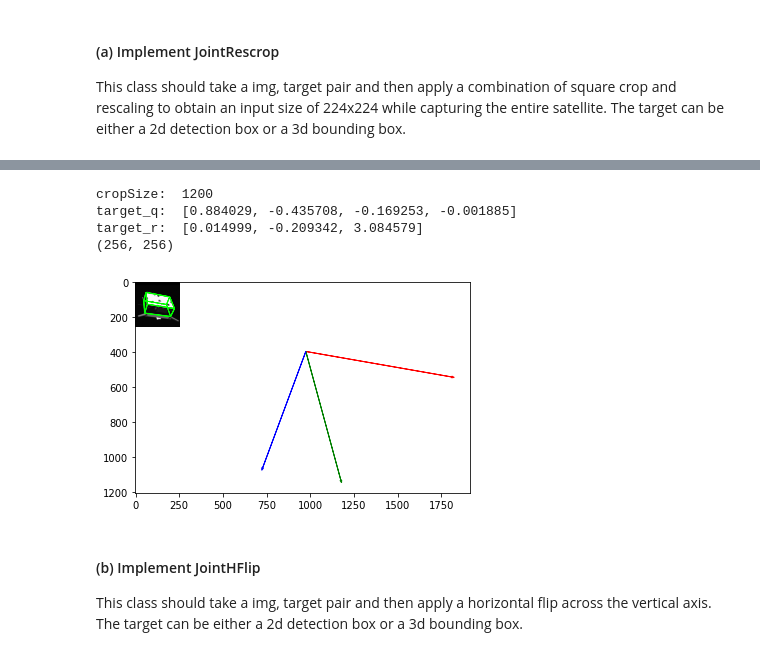
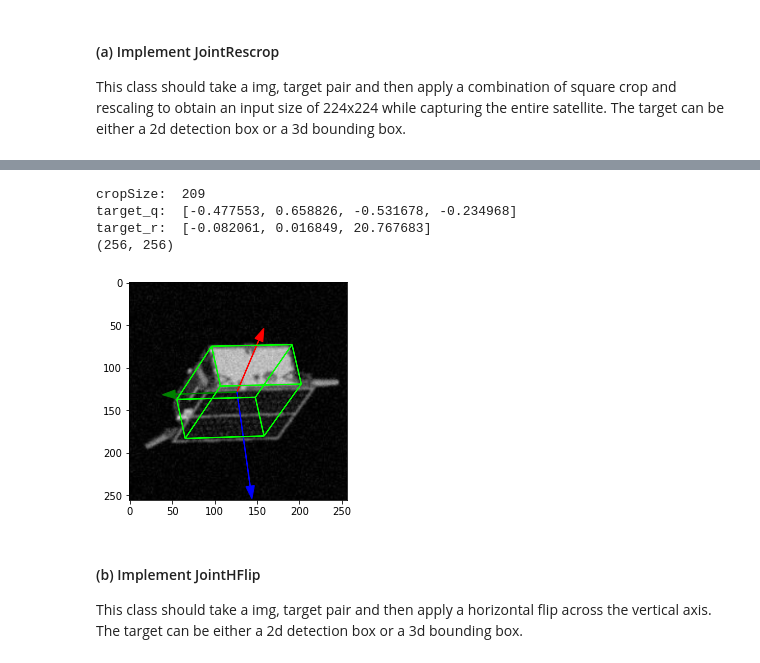
Before and after one commit to jazzalin/spacecraft-pose-estimation, a Jupyter notebook: model/data_augmentation.ipynb, the cells around one changed output, grey strips where cells are left out. Cells and saved outputs as stored; diff of their text form; code cells hidden in the pictures.

```diff
--- a/model/data_augmentation.ipynb
+++ b/model/data_augmentation.ipynb
@@ -29,7 +29,7 @@ annotations_root_dir = '../annotations'
 ## Preprocess Training Images
 # %%
 idx = randint(0, 10)
-idx = 125
+idx = 126
 print("idx: ", idx)
 dataset = SpeedDataset(speed_root=dataset_root_dir, annotations_root=annotations_root_dir, transform=None)
 img, _ = dataset[idx]
@@ -50,5 +50,5 @@ visualize_tar(img, target_db)
 plt.figure()
 visualize_tar(img, target_bb)
 plt.figure()
-visualize_tar2(img, target, bbox=True)
+# visualize_tar2(img, target, bbox=True)
 # %% [output]
@@ -112,6 +109,7 @@ cropSize:  1200
 class JointRescrop2(object):
     def __call__(self, img, target, size):
         target_q, target_r, target_bb, target_db = target
+        sz = size[0]
         # Determine crop size that will still capture entire satellite
         x = [target_bb[i] for i in range(0, len(target_bb), 2)]
         y = [target_bb[i] for i in range(1, len(target_bb), 2)]
@@ -126,41 +124,42 @@ class JointRescrop2(object):
         print("cropSize: ", cropSize)
 
         # Crop Image
         xc = sum(x)/len(x)
         yc = sum(y)/len(y)
         top = yc - cropSize/2
         left = xc - cropSize/2
         img = tF.crop(img, top, left, cropSize, cropSize)
 
         # Crop translation of points
         xtarget = [cropSize/2 + (i - xc) for i in x]
         ytarget = [cropSize/2 + (i - yc) for i in y]
         target_bb = [None]*(len(xtarget)+len(ytarget))
         target_bb[::2] = xtarget
         target_bb[1::2] = ytarget
 
         # Rescale to input size
         norm = img.size[1]
-        img = tF.resize(img, size)
-        target_bb = [size * i / norm for i in target_bb]
+        img = tF.resize(img, sz)
+        target_bb = [sz * i / norm for i in target_bb]
         target = target_q, target_r, target_bb, target_db
         print("target_q: ", target_q)
         print("target_r: ", target_r)
         return (img, target)
 
 
 I, T = sample3
-size = 256
+size = (256, 256)
+factor = 4
 img, target = JointRescrop2()(I, T, size)
 print(img.size)
 sample1_in = img, target
-visualize_tar2(img, target, bbox=True)
+visualize_tar2(img, target, size, factor, bbox=True)
 # %% [output]
-cropSize:  1200
-target_q:  [0.884029, -0.435708, -0.169253, -0.001885]
-target_r:  [0.014999, -0.209342, 3.084579]
+cropSize:  209
+target_q:  [-0.477553, 0.658826, -0.531678, -0.234968]
+target_r:  [-0.082061, 0.016849, 20.767683]
 (256, 256)
-[figure, old version]
+[figure, new version]
 # %% [markdown]
 #### (b) Implement JointHFlip
 
```
Also changed, not shown: parts of 5 cells of this notebook, 3 other files.
